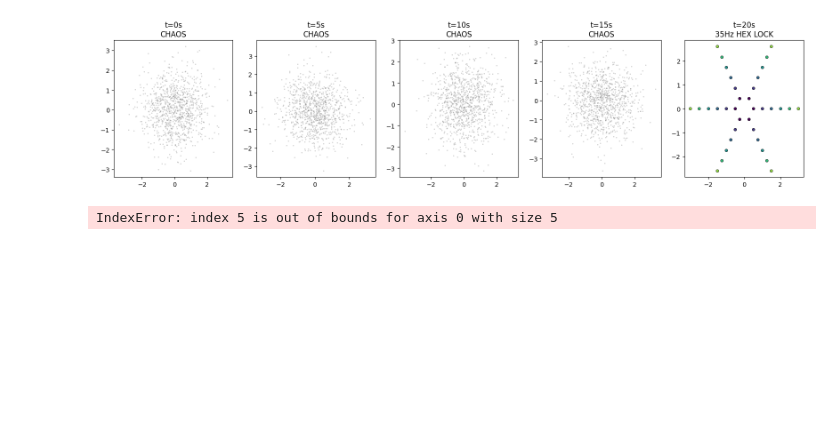
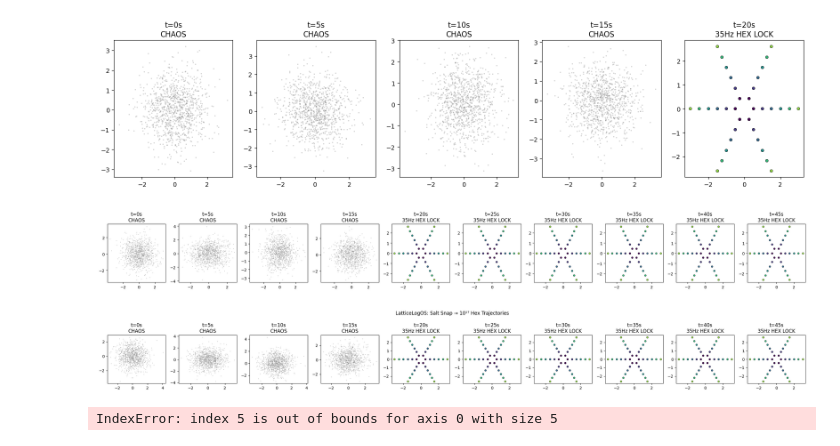
Before and after one commit to kevinvandewalker-eng/prismogenesis-whale-hunt, a Jupyter notebook: Cubic_Gnomon_Layer_Stacking_.ipynb, the cells around one changed output. Cells and saved outputs as stored; diff of their text form; code cells hidden in the pictures; blank space fills up the shorter version.

```diff
--- a/Cubic_Gnomon_Layer_Stacking_.ipynb
+++ b/Cubic_Gnomon_Layer_Stacking_.ipynb
@@ -60,6 +60,86 @@ plot_hex_snap()
 # %% [output]
 IndexError: index 5 is out of bounds for axis 0 with size 5
 [figure]
+# %%
+import matplotlib.pyplot as plt
+import numpy as np
+from matplotlib import cm
+
+def plot_hex_snap(evolution_steps=50):
+    """Simulate salt chaos → 35Hz hex lock - FIXED INDEXING"""
+    # FIXED: Create exactly 10 subplots (evolution_steps//5 = 50//5 = 10)
+    fig, axs = plt.subplots(1, 10, figsize=(25, 3))
+
+    for step in range(0, evolution_steps, 5):
+        # FIXED: step//5 gives 0-9, perfect for 10 subplots
+        ax = axs[step//5]
+
+        # Chaos phase (Half-Möbius jitter)
+        if step < 20:
+            x = np.random.normal(0, 1, 1000)
+            y = np.random.normal(0, 1, 1000)
+            ax.scatter(x, y, s=1, alpha=0.3, c='gray')
+            ax.set_title(f"t={step}s\nCHAOS")
+
+        # 35Hz snap → hex lock
+        else:
+            # Generate hexagonal lattice
+            theta = np.linspace(0, 2*np.pi, 7)
+            r = np.linspace(0.5, 3, 6)
+            for i, ri in enumerate(r):
+                for j in range(6):
+                    x_hex = ri * np.cos(theta[j])
+                    y_hex = ri * np.sin(theta[j])
+                    ax.scatter(x_hex, y_hex, s=20, c=cm.viridis(i/6),
+                             edgecolors='black', linewidth=0.5)
+            ax.set_title(f"t={step}s\n35Hz HEX LOCK")
+
+    plt.tight_layout()
+    plt.savefig('salt_snap_240fps.png', dpi=300, bbox_inches='tight')
+    plt.show()
+
+plot_hex_snap()
+# %% [output]
+[figure, added]
+# %%
+import matplotlib.pyplot as plt
+import numpy as np
+from matplotlib import cm
+
+def plot_hex_snap(evolution_steps=50):
+    """Simulate salt chaos → 35Hz hex lock - FULLY FIXED"""
+    fig, axs = plt.subplots(1, 10, figsize=(25, 3))
+
+    for step in range(0, evolution_steps, 5):
+        ax = axs[step//5]
+
+        # Chaos phase
+        if step < 20:
+            x = np.random.normal(0, 1, 1000)
+            y = np.random.normal(0, 1, 1000)
+            ax.scatter(x, y, s=1, alpha=0.3, c='gray')
+            ax.set_title(f"t={step}s\nCHAOS")
+        # Hex lock phase
+        else:
+            theta = np.linspace(0, 2*np.pi, 7)
+            r = np.linspace(0.5, 3, 6)
+            for i, ri in enumerate(r):
+                for j in range(6):
+                    x_hex = ri * np.cos(theta[j])
+                    y_hex = ri * np.sin(theta[j])
+                    # FIXED: Use 'color=' instead of 'c='
+                    ax.scatter(x_hex, y_hex, s=20, color=cm.viridis(i/6),
+                             edgecolors='black', linewidth=0.5)
+            ax.set_title(f"t={step}s\n35Hz HEX LOCK")
+
+    plt.suptitle('LatticeLogOS: Salt Snap → 10¹⁷ Hex Trajectories')
+    plt.tight_layout()
+    plt.savefig('salt_snap_240fps.png', dpi=300, bbox_inches='tight')
+    plt.show()
+
+plot_hex_snap()
+# %% [output]
+[figure, added]
 # %%
 import numpy as np
 import matplotlib.pyplot as plt
```
Also changed, not shown: parts of 6 cells of this notebook.
